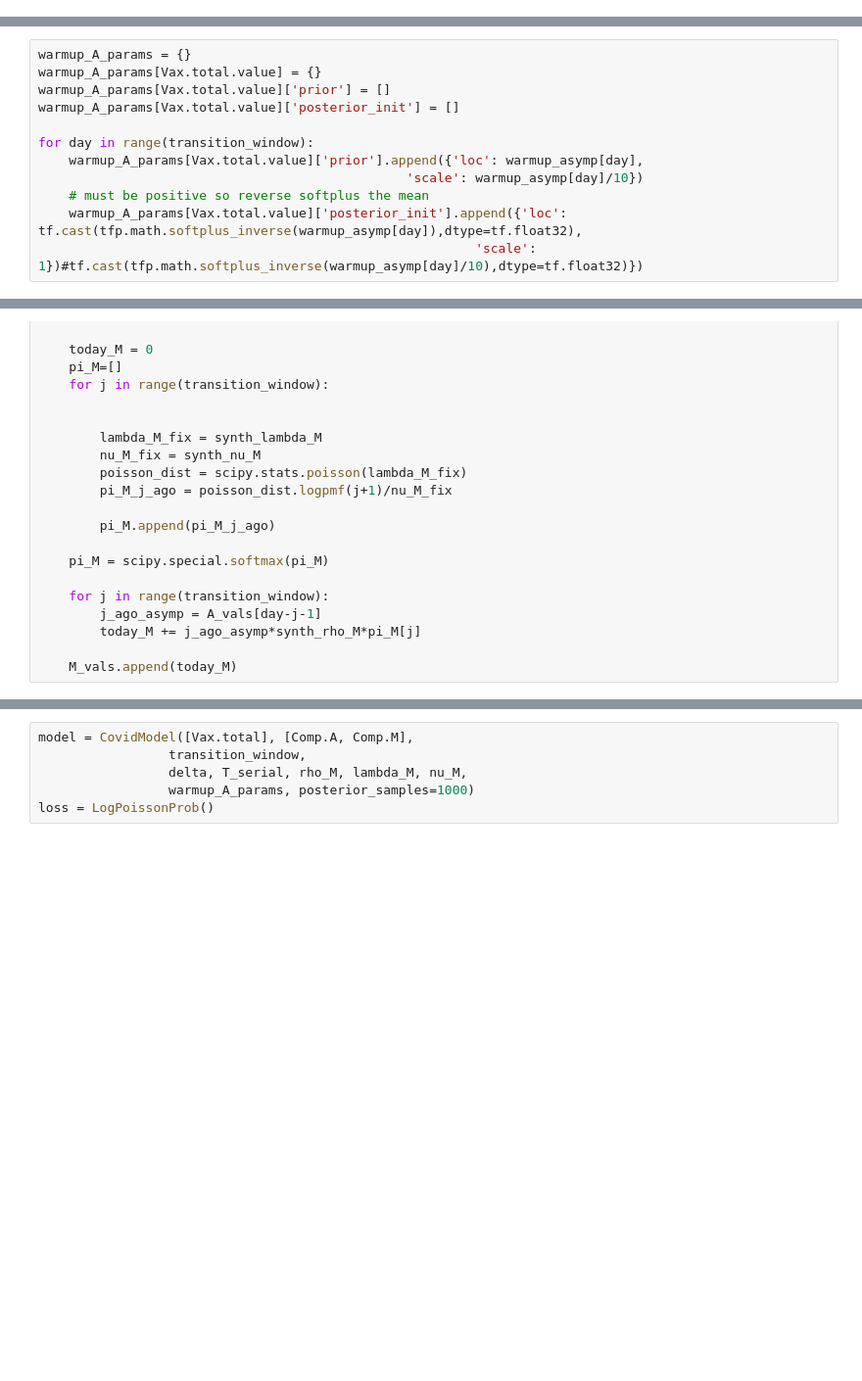
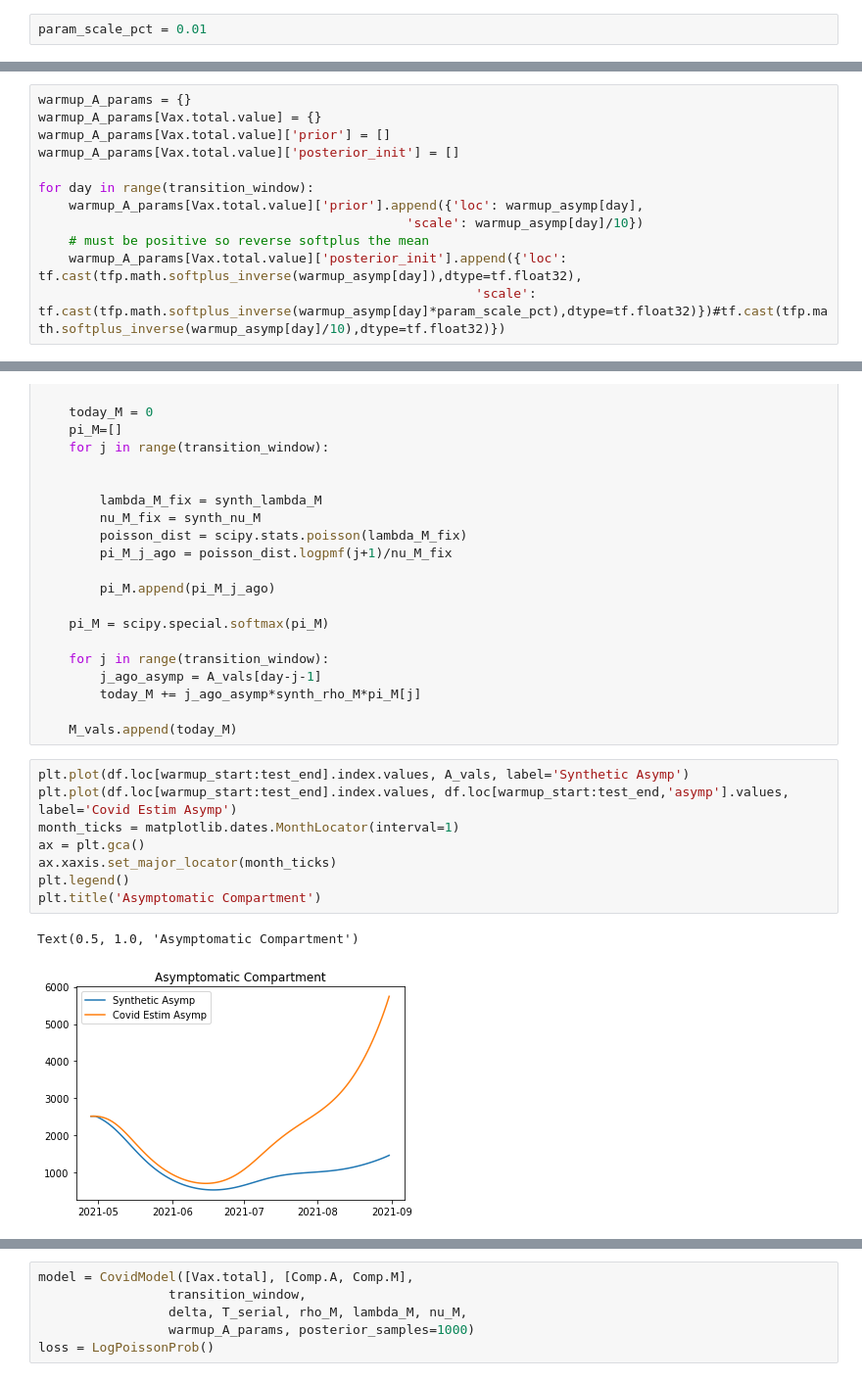
Before and after one commit to tufts-ml/covid19-forecasting, a Jupyter notebook: tf_model_1p5/Development Notebooks/Synthetic.ipynb, the cells around one changed output, grey strips where cells are left out. Shown at 98% size. Saved outputs shown, nothing was run; the diff lists cells and outputs as text; blank space fills up the shorter version.

```diff
--- a/tf_model_1p5/Development Notebooks/Synthetic.ipynb
+++ b/tf_model_1p5/Development Notebooks/Synthetic.ipynb
@@ -82,6 +85,8 @@ synth_T_serial = 5.8
 synth_rho_M = 0.76
 synth_lambda_M = 4.7
 synth_nu_M = 3.1
+# %%
+param_scale_pct = 0.01
 # %%
 delta = {}
 delta[Vax.total.value] = {}
@@ -153,7 +161,7 @@ for day in range(transition_window):
                                                 'scale': warmup_asymp[day]/10})
     # must be positive so reverse softplus the mean
     warmup_A_params[Vax.total.value]['posterior_init'].append({'loc': tf.cast(tfp.math.softplus_inverse(warmup_asymp[day]),dtype=tf.float32),
-                                                         'scale': 1})#tf.cast(tfp.math.softplus_inverse(warmup_asymp[day]/10),dtype=tf.float32)})
+                                                         'scale': tf.cast(tfp.math.softplus_inverse(warmup_asymp[day]*param_scale_pct),dtype=tf.float32)})#tf.cast(tfp.math.softplus_inverse(warmup_asymp[day]/10),dtype=tf.float32)})
 # %%
 model = CovidModel([Vax.total], [Comp.A, Comp.M],
                  transition_window,
@@ -213,3 +223,14 @@ for day in range(len(x_train)):
         today_M += j_ago_asymp*synth_rho_M*pi_M[j]
 
     M_vals.append(today_M)
+# %%
+plt.plot(df.loc[warmup_start:test_end].index.values, A_vals, label='Synthetic Asymp')
+plt.plot(df.loc[warmup_start:test_end].index.values, df.loc[warmup_start:test_end,'asymp'].values, label='Covid Estim Asymp')
+month_ticks = matplotlib.dates.MonthLocator(interval=1)
+ax = plt.gca()
+ax.xaxis.set_major_locator(month_ticks)
+plt.legend()
+plt.title('Asymptomatic Compartment')
+# %% [output]
+Text(0.5, 1.0, 'Asymptomatic Compartment')
+[figure, added]
```
Also changed, not shown: parts of 37 cells of this notebook, 2 other files.
